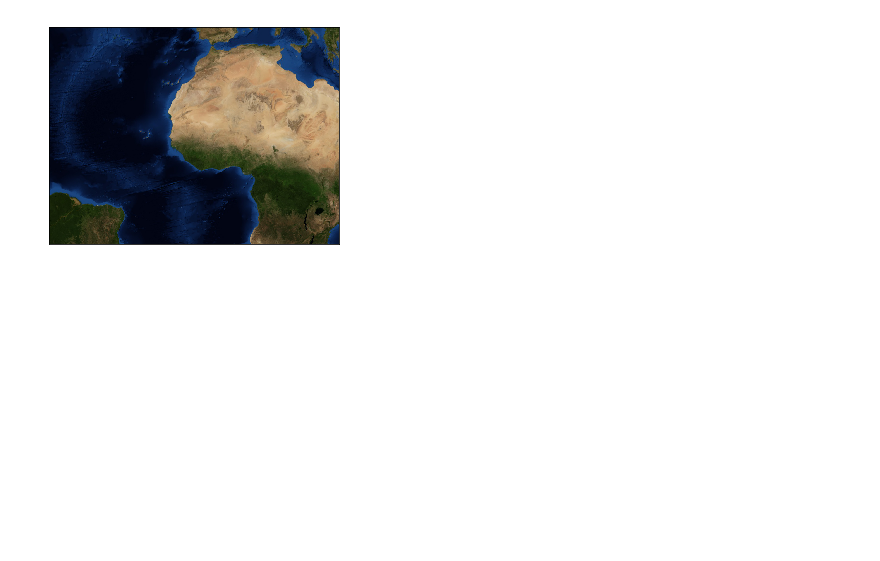
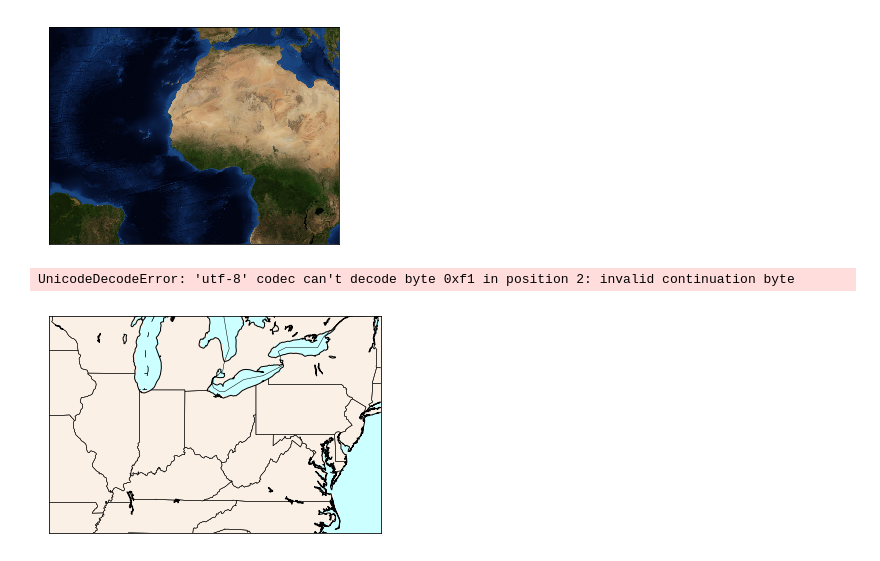
Before and after one commit to felaris/CLIMATOLOGY, a Jupyter notebook: snippet01/code.ipynb, the cells around one changed output. Saved outputs shown, nothing was run; the diff lists cells and outputs as text; code cells hidden in the pictures; blank space fills up the shorter version.

```diff
--- a/snippet01/code.ipynb
+++ b/snippet01/code.ipynb
@@ -62,0 +42,11 @@ plt.show()
+# %%
+map = Basemap(projection='merc',llcrnrlon=-93.,llcrnrlat=35.,urcrnrlon=-73.,urcrnrlat=45.,resolution='i')
+# %%
+map.drawcoastlines()
+map.drawstates()
+map.drawcountries()
+map.drawlsmask(land_color='Linen', ocean_color='#CCFFFF') # can use HTML names or codes for colors
+map.drawcounties() # you can even add counties (and other shapefiles!)
+# %% [output]
+UnicodeDecodeError: 'utf-8' codec can't decode byte 0xf1 in position 2: invalid continuation byte
+[figure, added]
```
Also changed, not shown: parts of 4 cells of this notebook.
